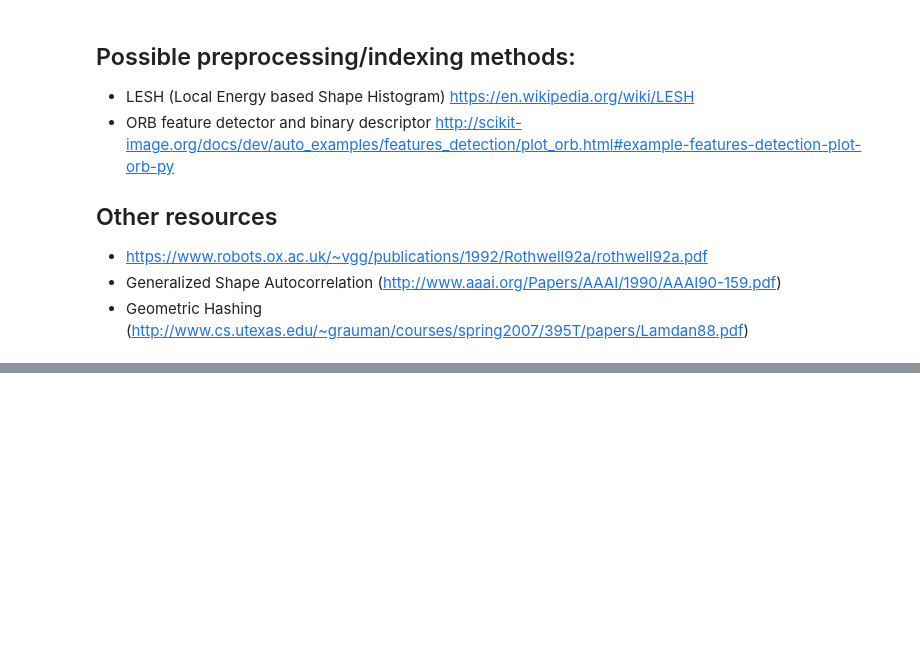
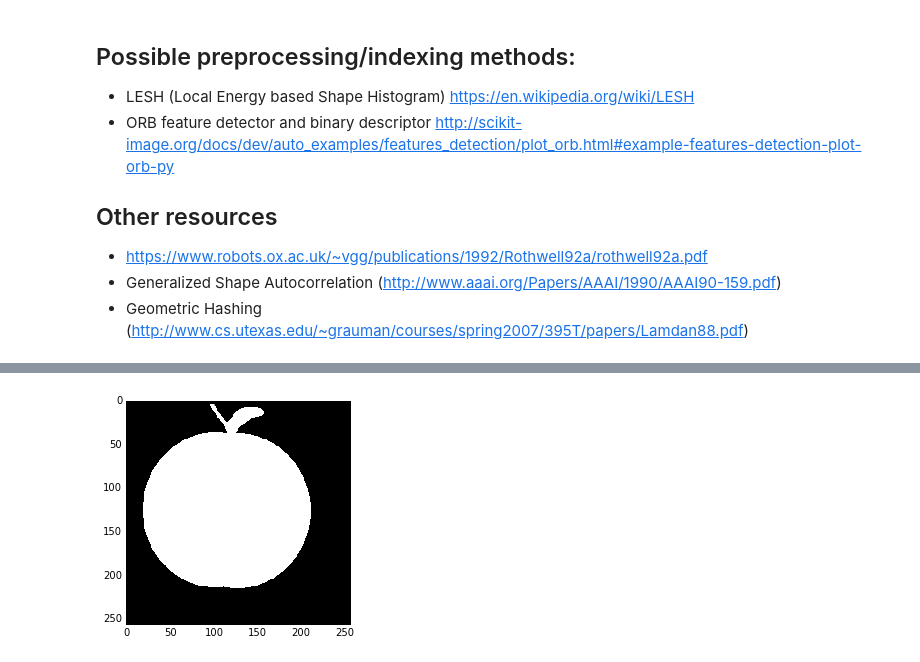
Before and after one commit to eugeniashurko/fork-recognition, a Jupyter notebook: experiments/scikit_image_playground.ipynb, the cells around one changed output, grey strips where cells are left out. Saved outputs shown, nothing was run; the diff lists cells and outputs as text; code cells hidden in the pictures; blank space fills up the shorter version.

```diff
--- a/experiments/scikit_image_playground.ipynb
+++ b/experiments/scikit_image_playground.ipynb
@@ -59,0 +66,7 @@ plt.show()
+# %%
+im1 = imread("../database/apple-1.pgm", as_grey=True)
+# %%
+imshow(im1)
+show()
+# %% [output]
+[figure, added]
```
Also changed, not shown: parts of 13 cells of this notebook, 1 other file.
